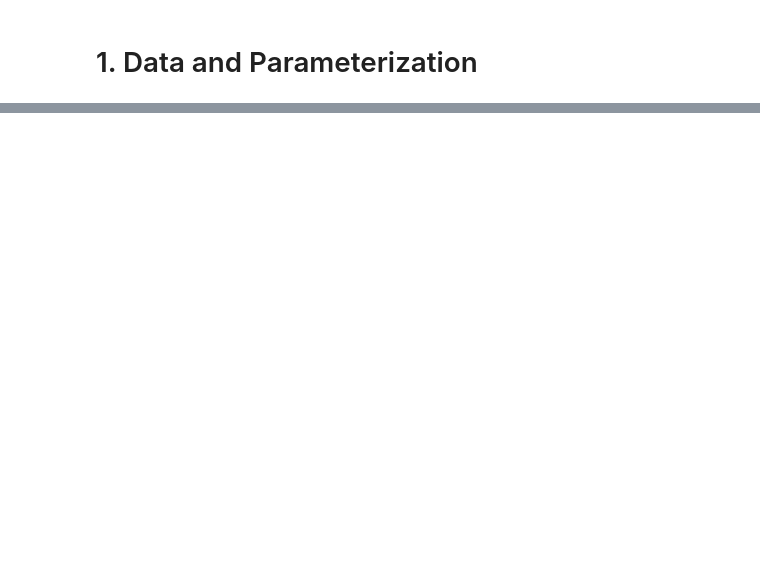
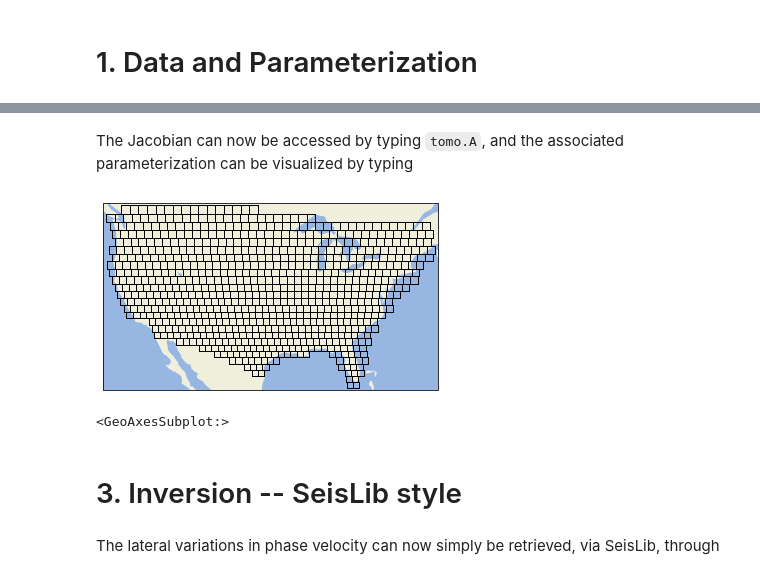
Before and after one commit to inlab-geo/espresso, a Jupyter notebook: examples/sw_tomography/sw_tomography.ipynb, the cells around one changed output, grey strips where cells are left out. Drawn from its saved outputs; the diff is of its cells as text; code cells hidden in the pictures; blank space fills up the shorter version.

Commit message:
example sw_tomography

```diff
--- a/examples/sw_tomography/sw_tomography.ipynb
+++ b/examples/sw_tomography/sw_tomography.ipynb
@@ -43,0 +42,8 @@ from seislib.tomography import SeismicTomography
+# %%
+from seislib.tomography import SeismicTomography
+
+tomo = SeismicTomography(cell_size=1) # Parameterization
+
+# To reproduce the results locally, download data.txt and change the below path
+
+tomo.add_data(src='./data.txt')
@@ -43,0 +73,7 @@ from seislib.tomography import SeismicTomography
+# %%
+# This discards all blocks that are far away from the study area
+
+tomo.grid.set_boundaries(latmin=tomo.latmin_data,
+                         latmax=tomo.latmax_data,
+                         lonmin=tomo.lonmin_data,
+                         lonmax=tomo.lonmax_data)
@@ -43,0 +101,11 @@ from seislib.tomography import SeismicTomography
+# %% [markdown]
+The Jacobian can now be accessed by typing `tomo.A`, and the associated parameterization can be visualized by typing
+# %%
+tomo.grid.plot()
+# %% [output]
+[figure, added]
+<GeoAxesSubplot:>
+# %% [markdown]
+# 3. Inversion -- SeisLib style
+# %% [markdown]
+The lateral variations in phase velocity can now simply be retrieved, via SeisLib, through
```
Also changed, not shown: parts of 23 cells of this notebook, 1 other file.
